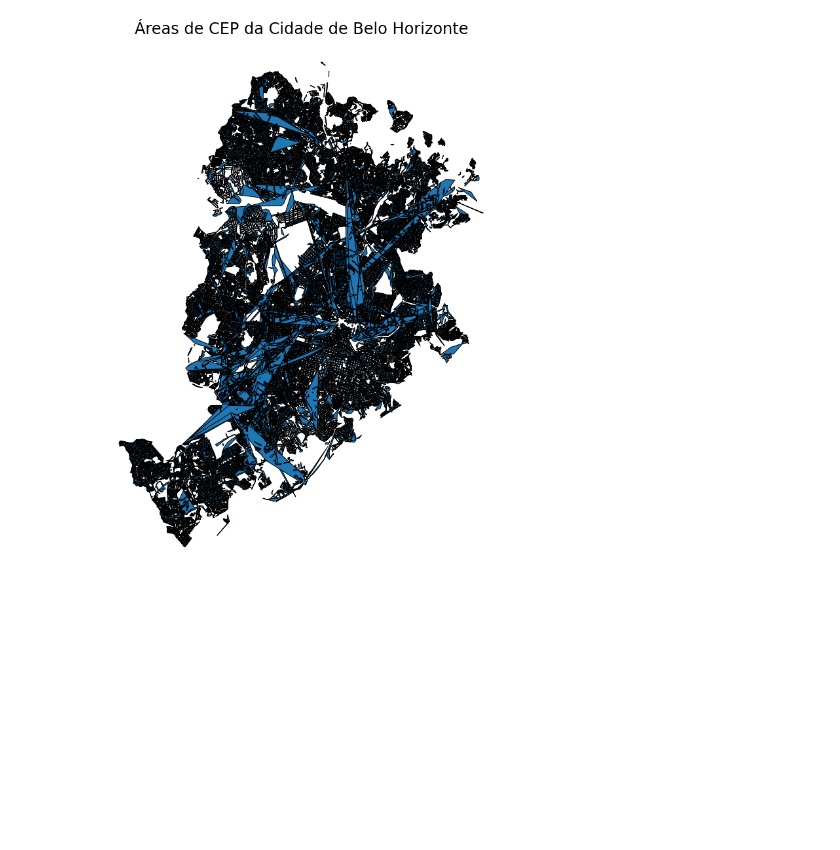
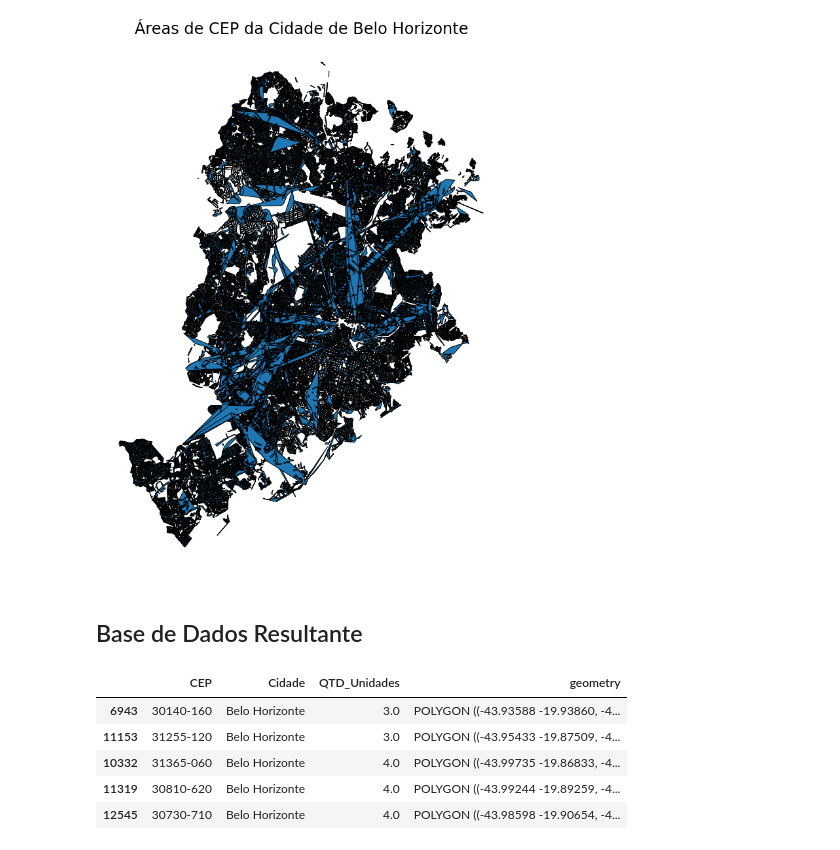
Before and after one commit to mcatrinque/areas-cep-mg, a Jupyter notebook: br_mg_ceps.ipynb, the cells around one changed output. Drawn from its saved outputs; the diff is of its cells as text; code cells hidden in the pictures; blank space fills up the shorter version.

```diff
--- a/br_mg_ceps.ipynb
+++ b/br_mg_ceps.ipynb
@@ -421,3 +448,17 @@ plt.axis('off')
 plt.show()
 # %% [output]
 [figure]
+# %% [markdown]
+## Base de Dados Resultante
+# %%
+bh_area_cep['Cidade'] = 'Belo Horizonte'
+bh_area_cep = bh_area_cep[['CEP', 'Cidade', 'QTD_Unidades', 'geometry']]
+bh_area_cep = bh_area_cep.sort_values(by = 'QTD_Unidades')
+bh_area_cep.head()
+# %% [output]
+|  | CEP | Cidade | QTD_Unidades | geometry |
+| 6943 | 30140-160 | Belo Horizonte | 3.0 | POLYGON ((-43.93588 -19.93860, -4... |
+| 11153 | 31255-120 | Belo Horizonte | 3.0 | POLYGON ((-43.95433 -19.87509, -4... |
+| 10332 | 31365-060 | Belo Horizonte | 4.0 | POLYGON ((-43.99735 -19.86833, -4... |
+| 11319 | 30810-620 | Belo Horizonte | 4.0 | POLYGON ((-43.99244 -19.89259, -4... |
+| 12545 | 30730-710 | Belo Horizonte | 4.0 | POLYGON ((-43.98598 -19.90654, -4... |
```
Also changed, not shown: parts of 14 cells of this notebook.
